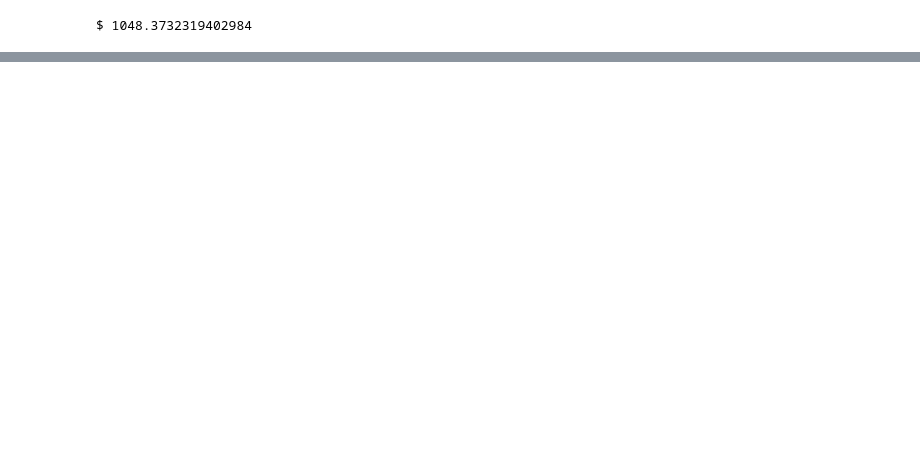
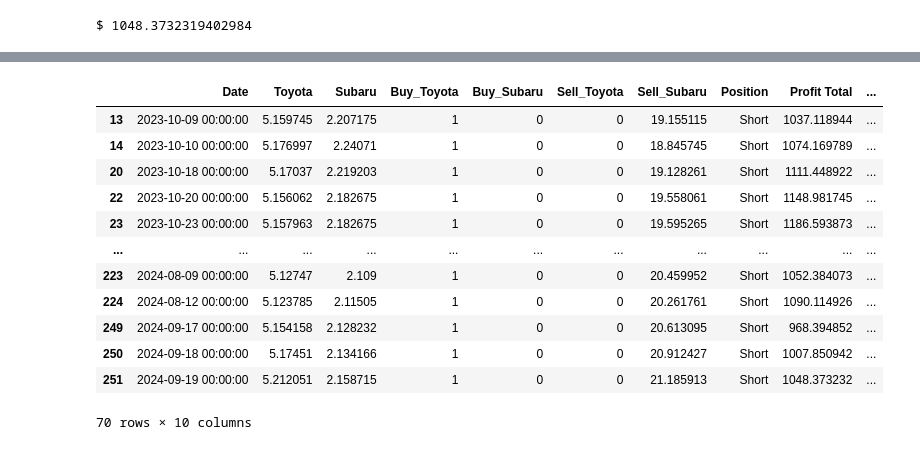
Before and after one commit to victoria-uriostegui/Pairs-Trading-Repo-ED-VU-Fall-24-, a Jupyter notebook: pairs_trading.ipynb, the cells around one changed output, grey strips where cells are left out. Cells and saved outputs as stored; diff of their text form; code cells hidden in the pictures; blank space fills up the shorter version.

```diff
--- a/pairs_trading.ipynb
+++ b/pairs_trading.ipynb
@@ -477,0 +507,16 @@ display(profit_tracker)
+# %%
+profit_tracker.query('Position == "Short"')
+# %% [output]
+|  | Date | Toyota | Subaru | Buy_Toyota | Buy_Subaru | Sell_Toyota | Sell_Subaru | Position | Profit Total | ... |
+| 13 | 2023-10-09 00:00:00 | 5.159745 | 2.207175 | 1 | 0 | 0 | 19.155115 | Short | 1037.118944 | ... |
+| 14 | 2023-10-10 00:00:00 | 5.176997 | 2.24071 | 1 | 0 | 0 | 18.845745 | Short | 1074.169789 | ... |
+| 20 | 2023-10-18 00:00:00 | 5.17037 | 2.219203 | 1 | 0 | 0 | 19.128261 | Short | 1111.448922 | ... |
+| 22 | 2023-10-20 00:00:00 | 5.156062 | 2.182675 | 1 | 0 | 0 | 19.558061 | Short | 1148.981745 | ... |
+| 23 | 2023-10-23 00:00:00 | 5.157963 | 2.182675 | 1 | 0 | 0 | 19.595265 | Short | 1186.593873 | ... |
+| ... | ... | ... | ... | ... | ... | ... | ... | ... | ... | ... |
+| 223 | 2024-08-09 00:00:00 | 5.12747 | 2.109 | 1 | 0 | 0 | 20.459952 | Short | 1052.384073 | ... |
+| 224 | 2024-08-12 00:00:00 | 5.123785 | 2.11505 | 1 | 0 | 0 | 20.261761 | Short | 1090.114926 | ... |
+| 249 | 2024-09-17 00:00:00 | 5.154158 | 2.128232 | 1 | 0 | 0 | 20.613095 | Short | 968.394852 | ... |
+| 250 | 2024-09-18 00:00:00 | 5.17451 | 2.134166 | 1 | 0 | 0 | 20.912427 | Short | 1007.850942 | ... |
+| 251 | 2024-09-19 00:00:00 | 5.212051 | 2.158715 | 1 | 0 | 0 | 21.185913 | Short | 1048.373232 | ... |
+70 rows × 10 columns
```
Also changed, not shown: parts of 5 cells of this notebook.
